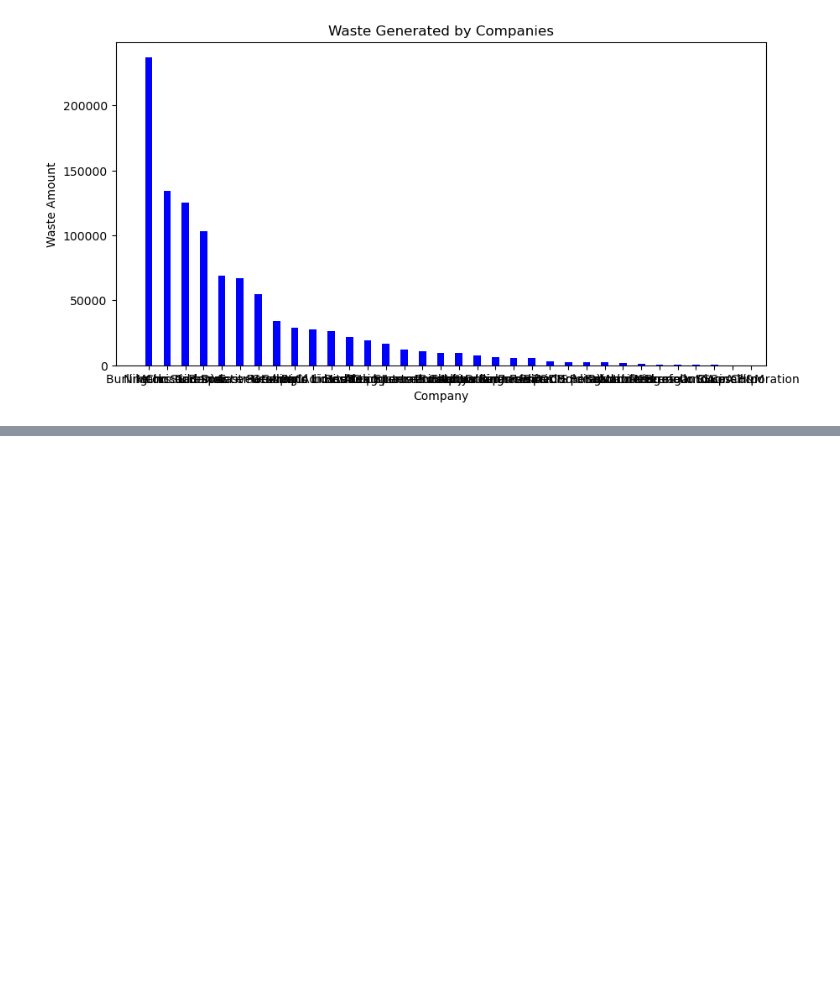
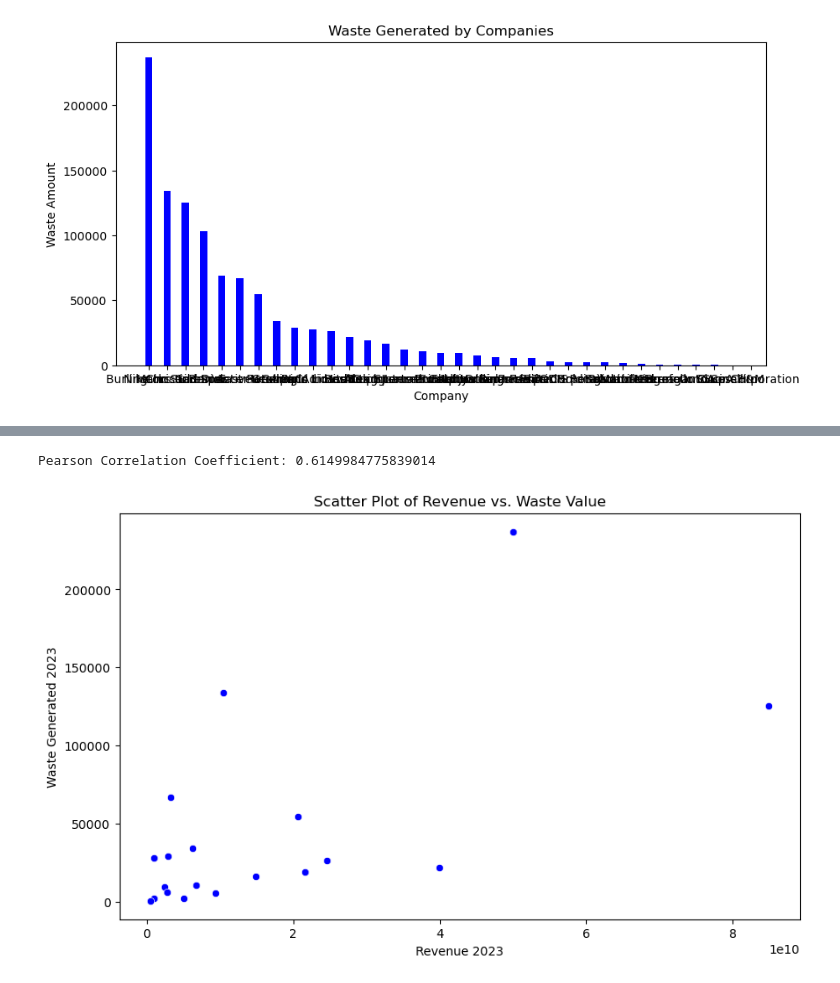
Before and after one commit to kasiasoltysiak/Plastic_Pollution-exploration, a Jupyter notebook: Apparel_brands_waste.ipynb, the cells around one changed output, grey strips where cells are left out. Cells and saved outputs as stored; diff of their text form; code cells hidden in the pictures; blank space fills up the shorter version.

```diff
--- a/Apparel_brands_waste.ipynb
+++ b/Apparel_brands_waste.ipynb
@@ -226,0 +325,2 @@ Missing2020
+# %%
+apparel_waste_2023=data.drop(['Revenue USD_y'], axis=1)
@@ -226,0 +349,4 @@ Missing2020
+# %%
+# Drop rows with missing values (if needed)
+apparel_waste_2023_clean = apparel_waste_2023.dropna()
+apparel_waste_2023_clean
@@ -226,0 +371,19 @@ Missing2020
+# %%
+#correlation
+correlation = apparel_waste_2023_clean['Value'].corr(apparel_waste_2023_clean['Revenue USD'])
+print(f"Pearson Correlation Coefficient: {correlation}")
+# %% [output]
+Pearson Correlation Coefficient: 0.6149984775839014
+# %%
+import matplotlib.pyplot as plt
+import seaborn as sns
+
+# Scatter plot
+plt.figure(figsize=(10, 6))
+sns.scatterplot(data=apparel_waste_2023_clean, x='Revenue USD', y='Value', color='blue')
+plt.title('Scatter Plot of Revenue vs. Waste Value')
+plt.xlabel('Revenue 2023')
+plt.ylabel('Waste Generated 2023')
+plt.show()
+# %% [output]
+[figure, added]
```
Also changed, not shown: parts of 32 cells of this notebook, 5 other files.
